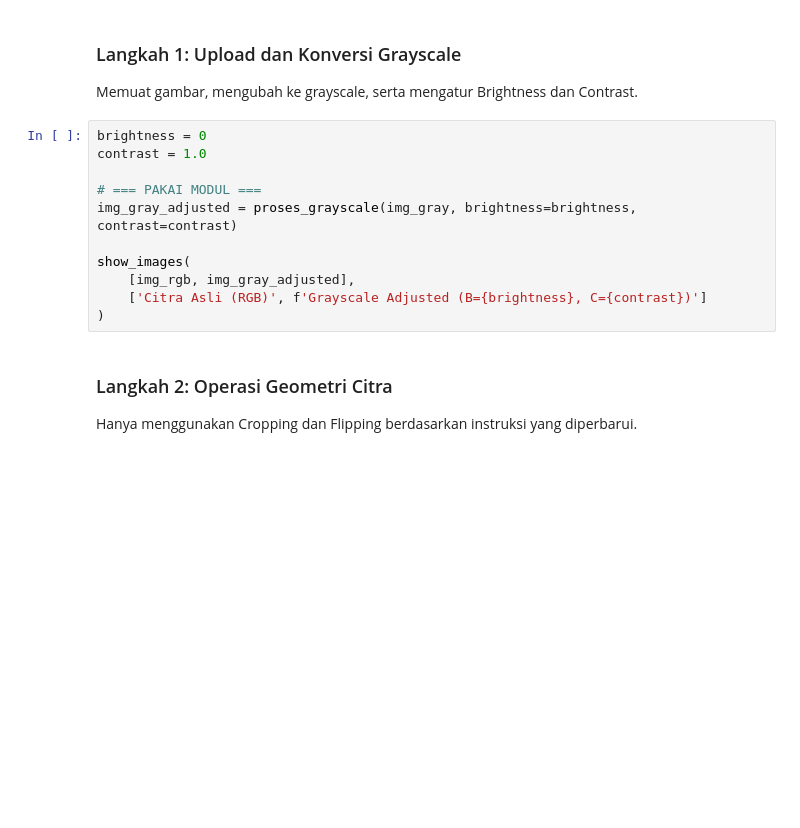
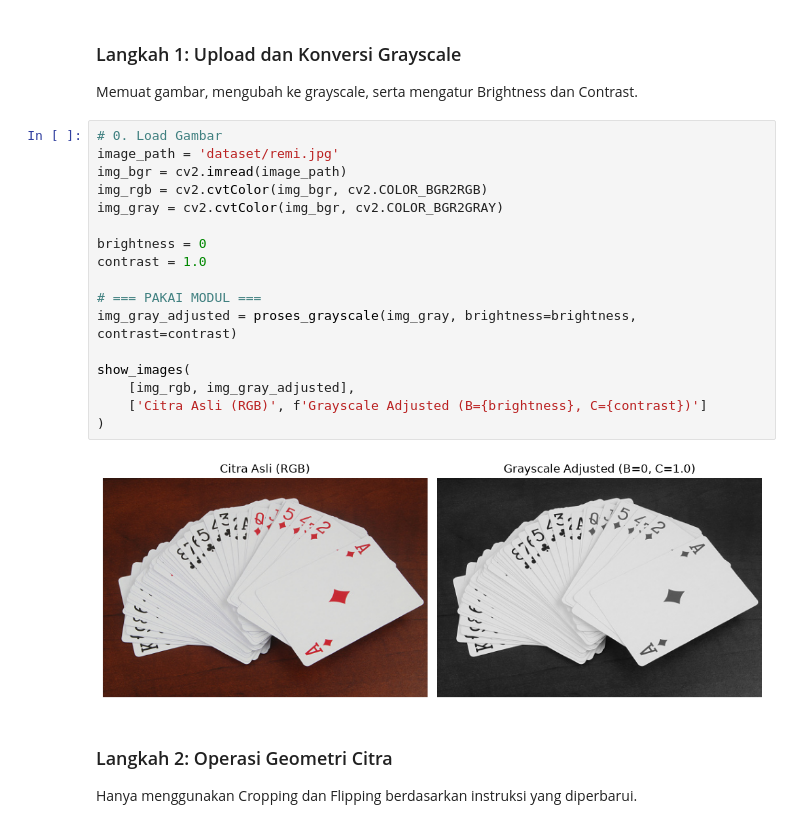
Before and after one commit to sigit-netizen/citrauas, a Jupyter notebook: praktik.ipynb, the cells around one changed output. Cells and saved outputs as stored; diff of their text form; blank space fills up the shorter version.

```diff
--- a/praktik.ipynb
+++ b/praktik.ipynb
@@ -31,16 +31,24 @@ def show_images(images, titles, max_cols=3):
 ### Langkah 1: Upload dan Konversi Grayscale
 Memuat gambar, mengubah ke grayscale, serta mengatur Brightness dan Contrast.
 # %%
+# 0. Load Gambar
+image_path = 'dataset/remi.jpg'
+img_bgr = cv2.imread(image_path)
+img_rgb = cv2.cvtColor(img_bgr, cv2.COLOR_BGR2RGB)
+img_gray = cv2.cvtColor(img_bgr, cv2.COLOR_BGR2GRAY)
+
 brightness = 0
 contrast = 1.0
 
 # === PAKAI MODUL ===
 img_gray_adjusted = proses_grayscale(img_gray, brightness=brightness, contrast=contrast)
 
 show_images(
     [img_rgb, img_gray_adjusted],
     ['Citra Asli (RGB)', f'Grayscale Adjusted (B={brightness}, C={contrast})']
 )
+# %% [output]
+[figure, added]
 # %% [markdown]
 ### Langkah 2: Operasi Geometri Citra
 Hanya menggunakan Cropping dan Flipping berdasarkan instruksi yang diperbarui.
```
Also changed, not shown: parts of 3 cells of this notebook, 1 other file.
